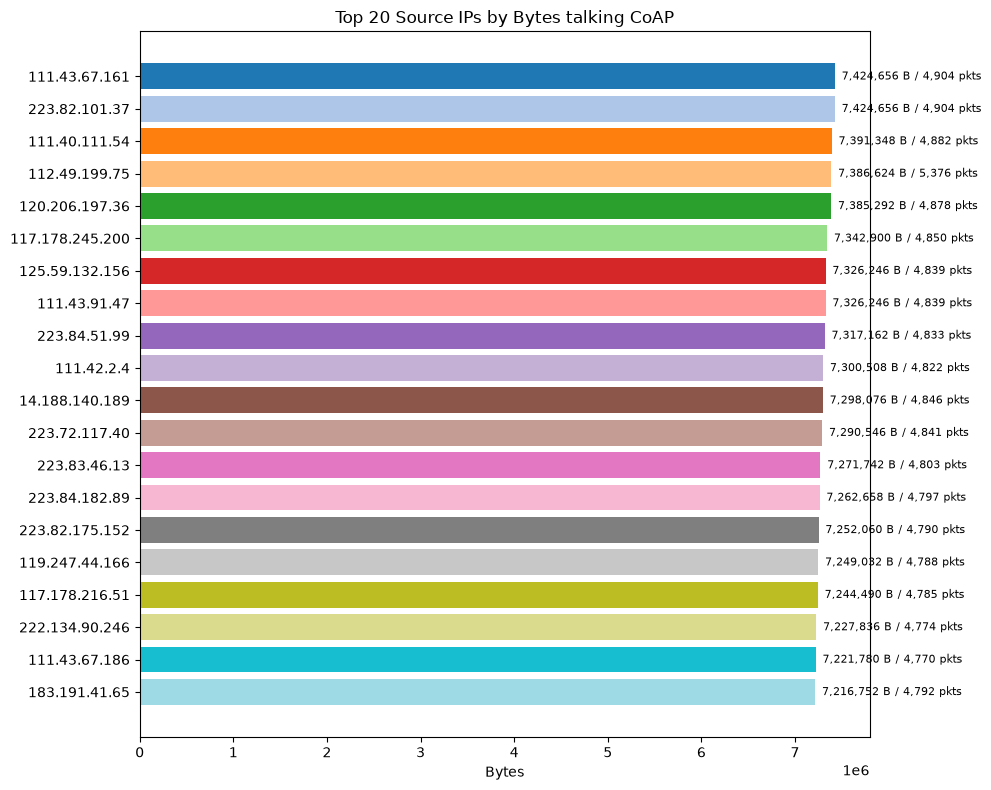
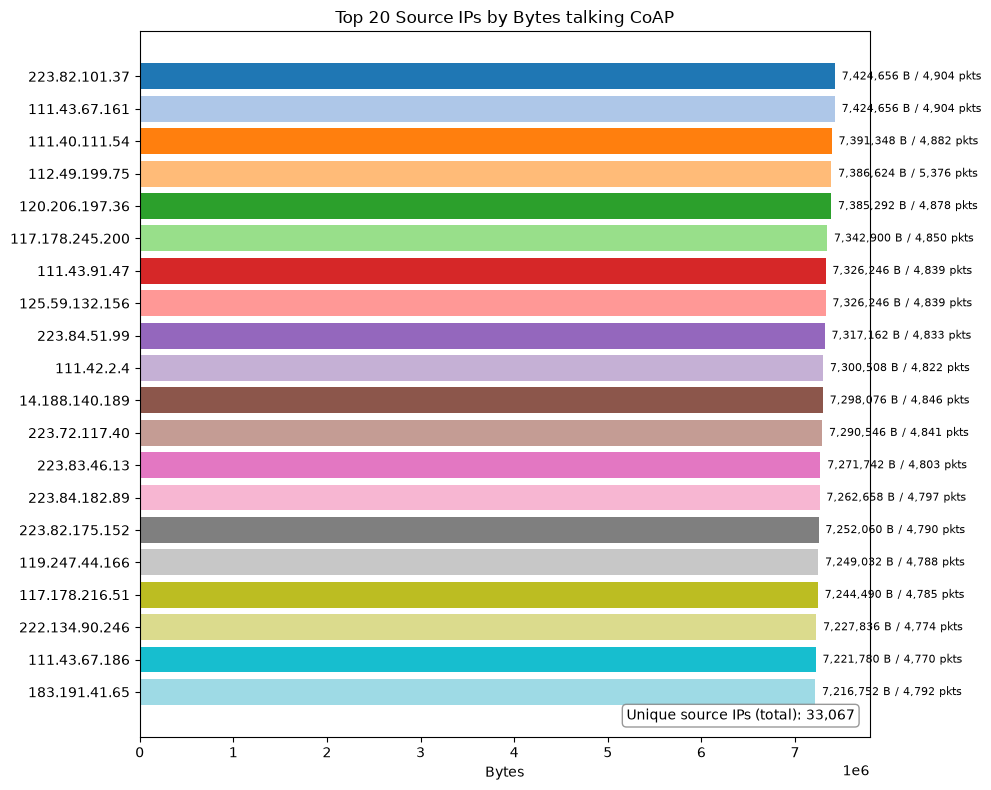
Code edit (unified diff) that turned the first committed figure into the second:
--- before
+++ after
@@ -6,11 +6,14 @@
     ])
     .sort("bytes", descending=True)
-    .head(20)
     .collect()
 )
 
-labels = df_by_ip_src["ip.src"].to_list()
-bytes_vals = df_by_ip_src["bytes"].to_list()
-packets_vals = df_by_ip_src["packets"].to_list()
+unique_ip_count = df_by_ip_src.height
+
+df_by_ip_src_top20 = df_by_ip_src.head(20)
+
+labels = df_by_ip_src_top20["ip.src"].to_list()
+bytes_vals = df_by_ip_src_top20["bytes"].to_list()
+packets_vals = df_by_ip_src_top20["packets"].to_list()
 
 colors = cm.tab20.colors[: len(labels)]
@@ -30,4 +33,13 @@
 ax.set_title("Top 20 Source IPs by Bytes talking CoAP")
 
+ax.text(
+    0.98, 0.02,
+    f"Unique source IPs (total): {unique_ip_count:,}",
+    transform=ax.transAxes,
+    ha="right", va="bottom",
+    fontsize=10,
+    bbox=dict(boxstyle="round", facecolor="white", edgecolor="gray", alpha=0.8),
+)
+
 plt.tight_layout()
 plt.savefig(PLOT_FOLDER + "coap_top20_ip_src.png", dpi=150, bbox_inches="tight")
@@ -35,3 +47,3 @@
 
 plt.close(fig)
-del df_by_ip_src, labels, bytes_vals, packets_vals
+del df_by_ip_src, df_by_ip_src_top20

Commit: update tlakers plot